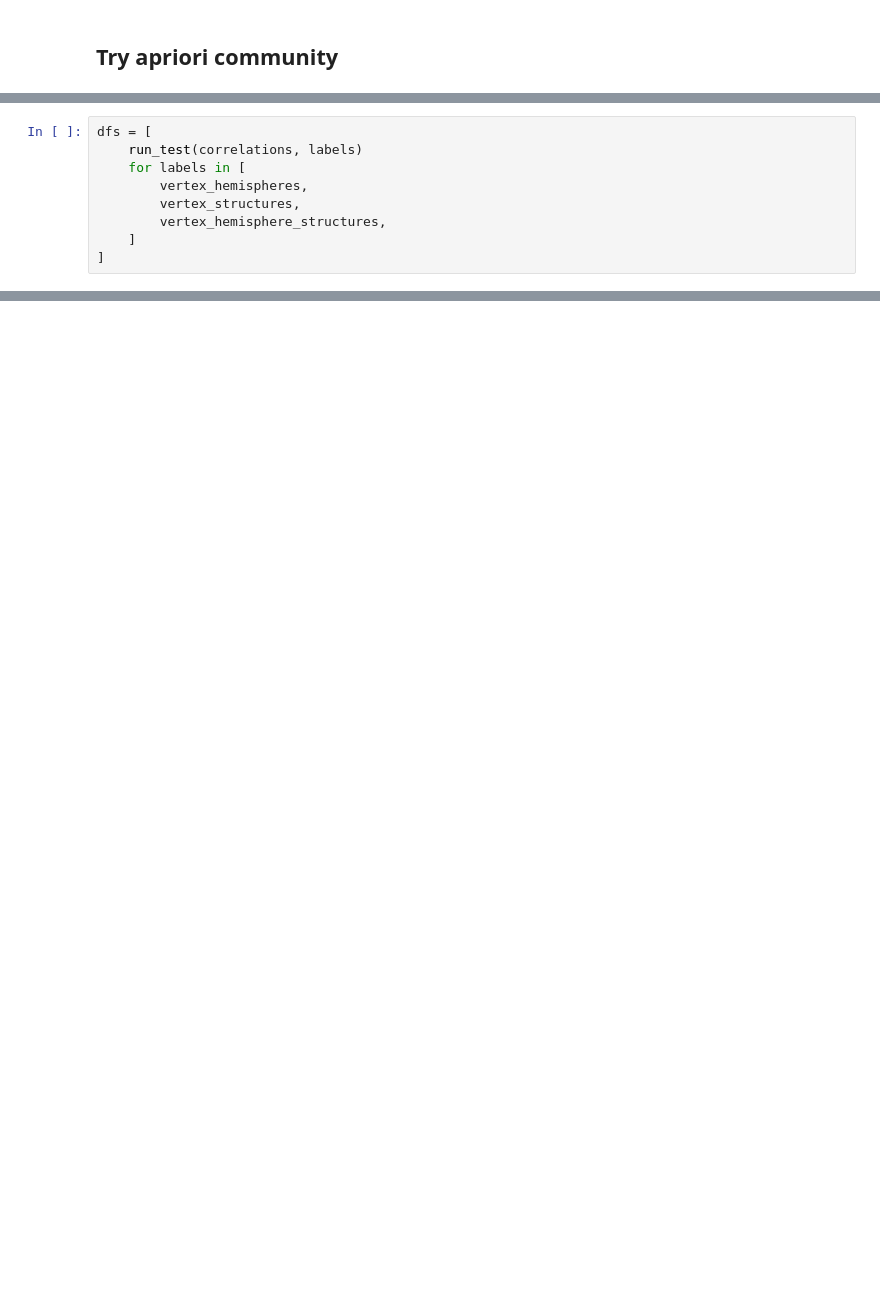
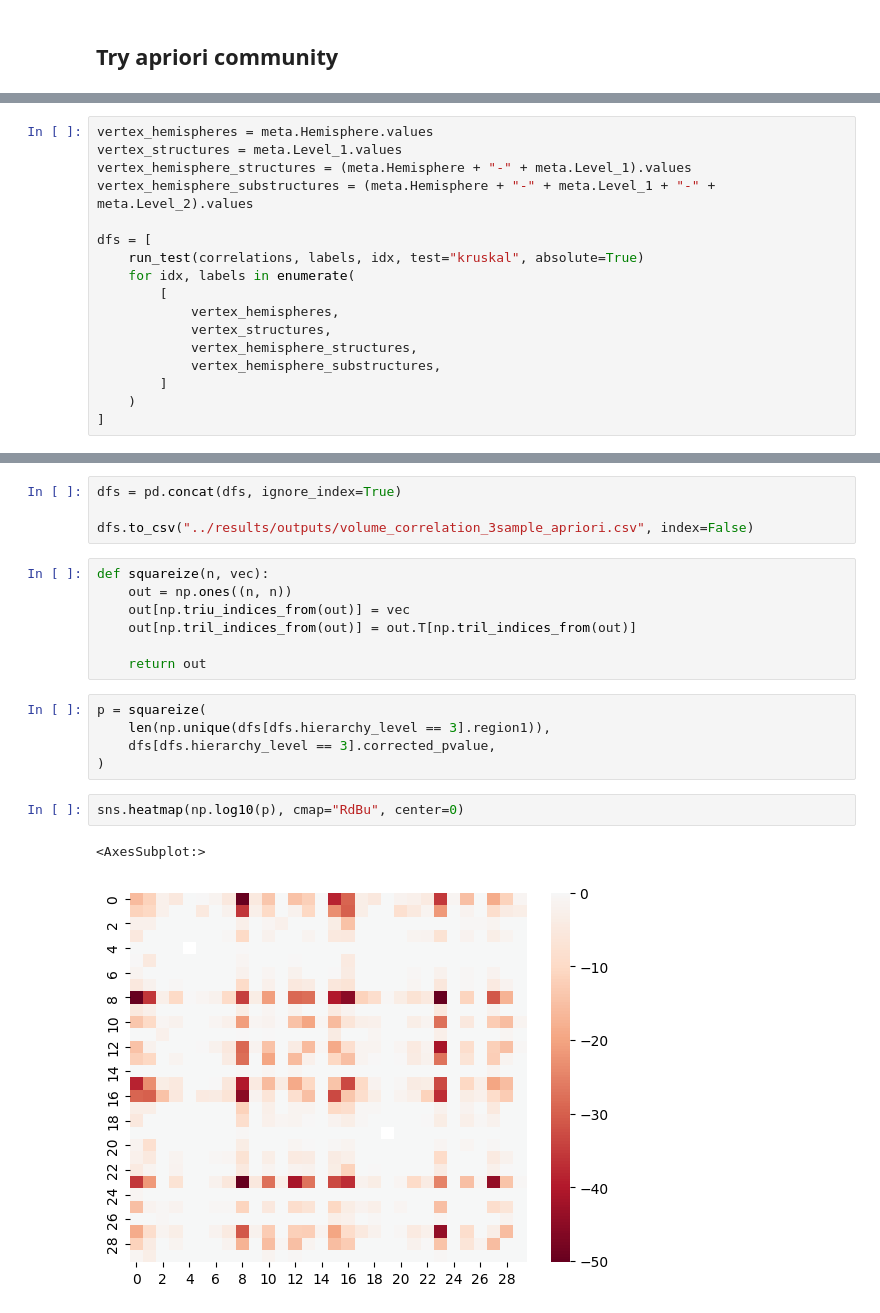
Before and after one commit to neurodata/badea-mouse, a Jupyter notebook: docs/2022-09-09-volume-correlation-analysis.ipynb, the cells around one changed output, grey strips where cells are left out. Cells and saved outputs as stored; diff of their text form; blank space fills up the shorter version.

```diff
--- a/docs/2022-09-09-volume-correlation-analysis.ipynb
+++ b/docs/2022-09-09-volume-correlation-analysis.ipynb
@@ -154,11 +162,19 @@ def run_test(graphs, vertex_labels, test="kruskal"):
 
     return df
 # %%
+vertex_hemispheres = meta.Hemisphere.values
+vertex_structures = meta.Level_1.values
+vertex_hemisphere_structures = (meta.Hemisphere + "-" + meta.Level_1).values
+vertex_hemisphere_substructures = (meta.Hemisphere + "-" + meta.Level_1 + "-" + meta.Level_2).values
+
 dfs = [
-    run_test(correlations, labels)
-    for labels in [
-        vertex_hemispheres,
-        vertex_structures,
-        vertex_hemisphere_structures,
-    ]
+    run_test(correlations, labels, idx, test="kruskal", absolute=True)
+    for idx, labels in enumerate(
+        [
+            vertex_hemispheres,
+            vertex_structures,
+            vertex_hemisphere_structures,
+            vertex_hemisphere_substructures,
+        ]
+    )
 ]
@@ -184,0 +201,21 @@ dfs
+# %%
+dfs = pd.concat(dfs, ignore_index=True)
+
+dfs.to_csv("../results/outputs/volume_correlation_3sample_apriori.csv", index=False)
+# %%
+def squareize(n, vec):
+    out = np.ones((n, n))
+    out[np.triu_indices_from(out)] = vec
+    out[np.tril_indices_from(out)] = out.T[np.tril_indices_from(out)]
+
+    return out
+# %%
+p = squareize(
+    len(np.unique(dfs[dfs.hierarchy_level == 3].region1)),
+    dfs[dfs.hierarchy_level == 3].corrected_pvalue,
+)
+# %%
+sns.heatmap(np.log10(p), cmap="RdBu", center=0)
+# %% [output]
+<AxesSubplot:>
+[figure, added]
```
Also changed, not shown: parts of 12 cells of this notebook, 3 other files.
